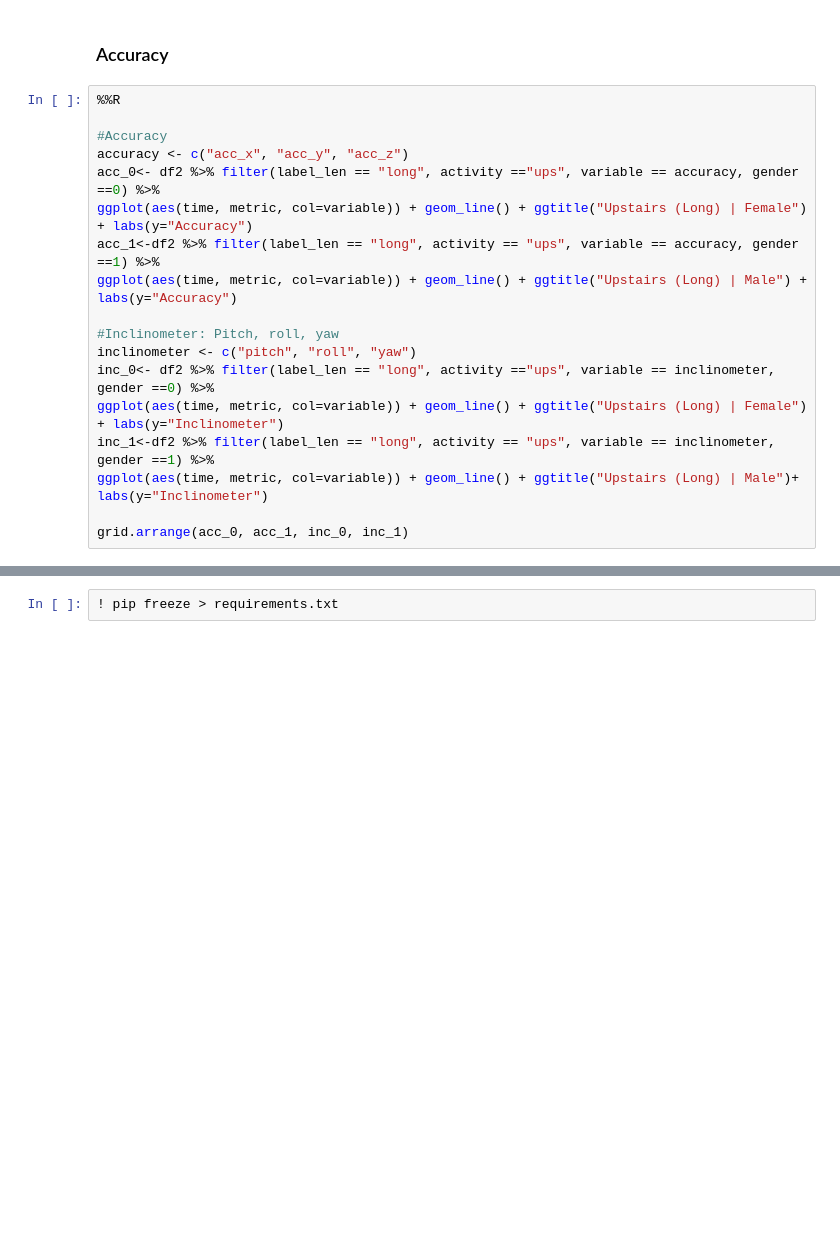
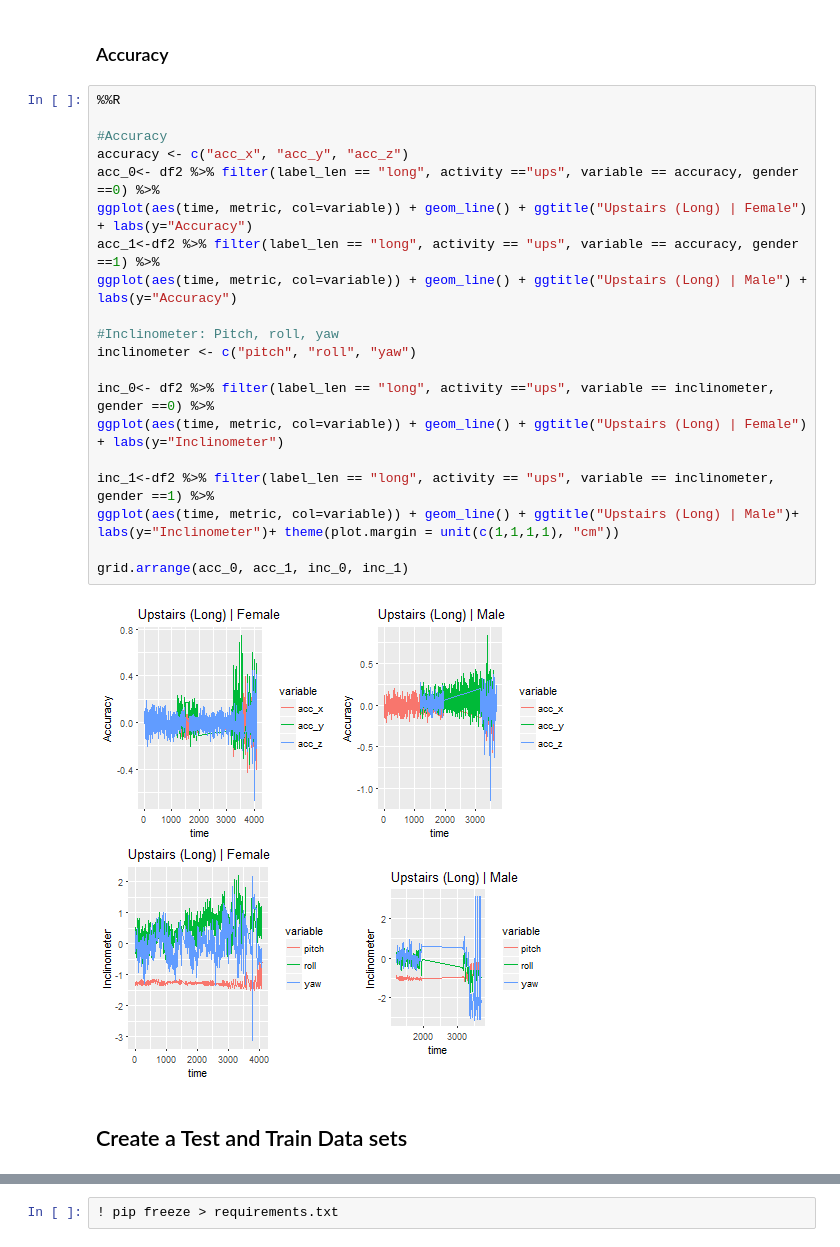
Before and after one commit to raquelredo/Projects, a Jupyter notebook: Machine Learning/Mobile_ts/mobile_ts.ipynb, the cells around one changed output, grey strips where cells are left out. Cells and saved outputs as stored; diff of their text form; blank space fills up the shorter version.

```diff
--- a/Machine Learning/Mobile_ts/mobile_ts.ipynb
+++ b/Machine Learning/Mobile_ts/mobile_ts.ipynb
@@ -467,18 +483,24 @@ grid.arrange(rot_0, rot_1, gr_0, gr_1)
 # %%
 %%R
 
 #Accuracy
 accuracy <- c("acc_x", "acc_y", "acc_z")
 acc_0<- df2 %>% filter(label_len == "long", activity =="ups", variable == accuracy, gender ==0) %>%
 ggplot(aes(time, metric, col=variable)) + geom_line() + ggtitle("Upstairs (Long) | Female") + labs(y="Accuracy")
 acc_1<-df2 %>% filter(label_len == "long", activity == "ups", variable == accuracy, gender ==1) %>%
 ggplot(aes(time, metric, col=variable)) + geom_line() + ggtitle("Upstairs (Long) | Male") + labs(y="Accuracy")
 
 #Inclinometer: Pitch, roll, yaw
 inclinometer <- c("pitch", "roll", "yaw")
+
 inc_0<- df2 %>% filter(label_len == "long", activity =="ups", variable == inclinometer, gender ==0) %>%
 ggplot(aes(time, metric, col=variable)) + geom_line() + ggtitle("Upstairs (Long) | Female") + labs(y="Inclinometer")
+
 inc_1<-df2 %>% filter(label_len == "long", activity == "ups", variable == inclinometer, gender ==1) %>%
-ggplot(aes(time, metric, col=variable)) + geom_line() + ggtitle("Upstairs (Long) | Male")+ labs(y="Inclinometer")
+ggplot(aes(time, metric, col=variable)) + geom_line() + ggtitle("Upstairs (Long) | Male")+ labs(y="Inclinometer")+ theme(plot.margin = unit(c(1,1,1,1), "cm"))
 
 grid.arrange(acc_0, acc_1, inc_0, inc_1)
+# %% [output]
+[figure, added]
+# %% [markdown]
+## Create a Test and Train Data sets
```
Also changed, not shown: parts of 20 cells of this notebook, 2 other files.
